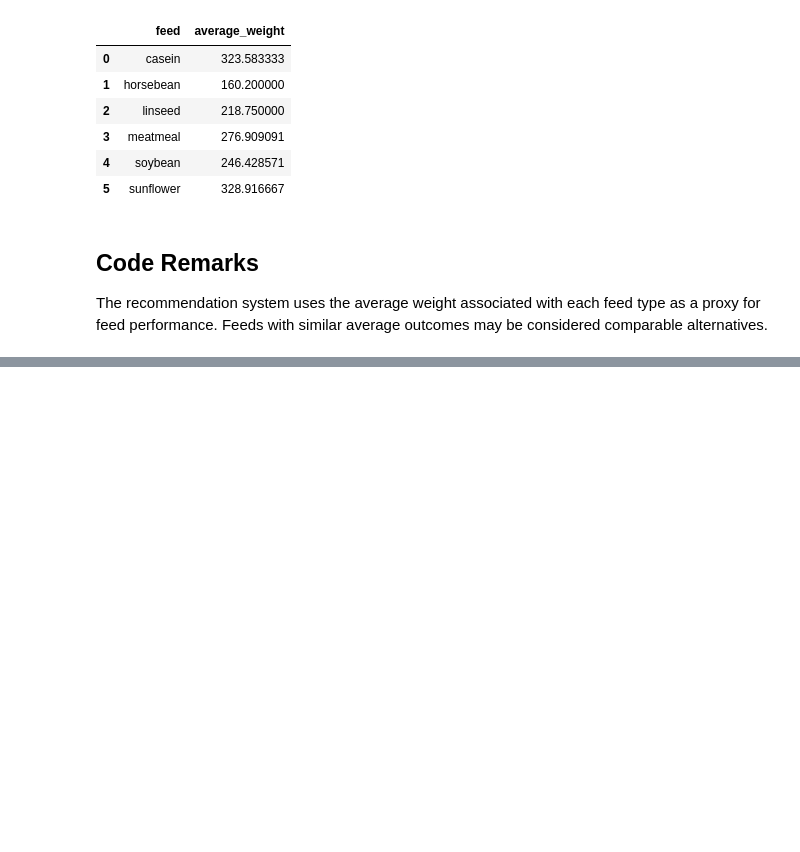
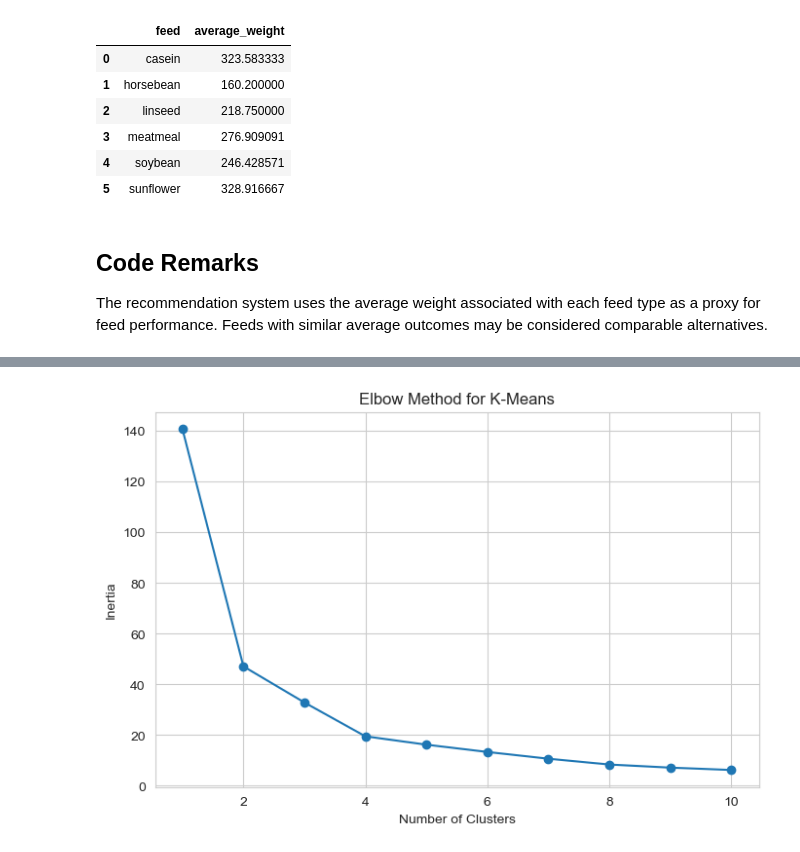
Before and after one commit to gmkinuthia/datavine-analytics-summative-lab_G9, a Jupyter notebook: DataVine_Summative_Lab_Assignment_G9.ipynb, the cells around one changed output, grey strips where cells are left out. Saved outputs shown, nothing was run; the diff lists cells and outputs as text; code cells hidden in the pictures; blank space fills up the shorter version.

```diff
--- a/DataVine_Summative_Lab_Assignment_G9.ipynb
+++ b/DataVine_Summative_Lab_Assignment_G9.ipynb
@@ -479,0 +625,29 @@ The recommendation system uses the average weight associated with each feed type
+# %%
+# Initialize an empty list to store inertia values for different cluster counts
+inertia_values = []
+
+# Test K-Means with cluster counts from 1 to 10
+for k in range(1, 11):
+
+    # Create a K-Means model for the current number of clusters
+    kmeans_model = KMeans(
+        n_clusters=k,
+        random_state=42,
+        n_init=10
+    )
+
+    # Fit the model on the PCA-transformed crime data
+    kmeans_model.fit(X_crime_pca)
+
+    # Store the inertia value
+    inertia_values.append(kmeans_model.inertia_)
+
+# Plot the Elbow Method curve
+plt.figure(figsize=(8, 5))
+plt.plot(range(1, 11), inertia_values, marker="o")
+plt.title("Elbow Method for K-Means")
+plt.xlabel("Number of Clusters")
+plt.ylabel("Inertia")
+plt.show()
+# %% [output]
+[figure, added]
```
Also changed, not shown: parts of 11 cells of this notebook.
